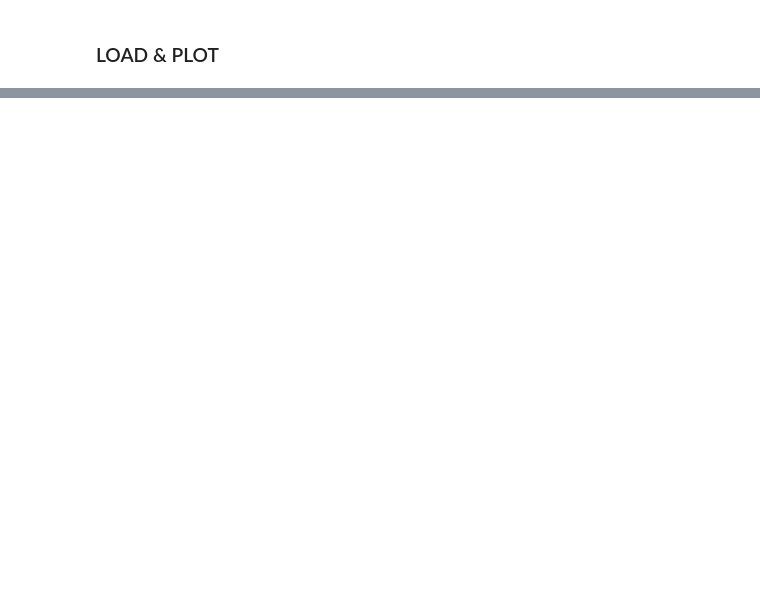
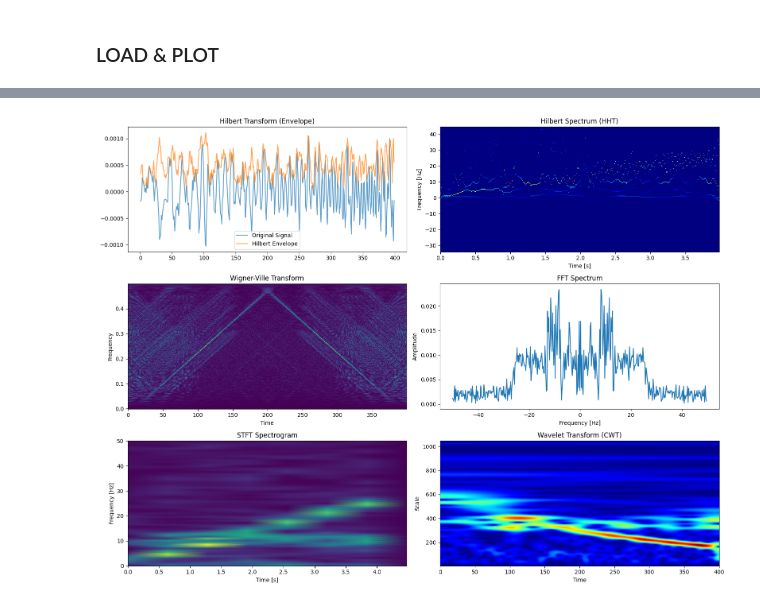
Before and after one commit to HGrayston/TTK7, a Jupyter notebook: nb.ipynb, the cells around one changed output, grey strips where cells are left out. Saved outputs shown, nothing was run; the diff lists cells and outputs as text; code cells hidden in the pictures; blank space fills up the shorter version.

```diff
--- a/nb.ipynb
+++ b/nb.ipynb
@@ -20,0 +64,22 @@ plt.show()
+# %%
+## Add a linearly time variying frquency component
+n_chirp = len(signal)
+t = np.linspace(0, 1, n_chirp)
+k = 50
+
+amplitude = signal.max()
+chirp = amplitude/2 * np.sin(2 * np.pi * (5 * t + k * t**2))
+
+signal_kt = signal + chirp
+ht_kt   = analyzer.hilbert_transform(signal_kt, fs=100.0, n_bins=256)
+wvt_kt  = analyzer.wvt_transform(signal_kt)
+fft_kt  = analyzer.fft_transform(signal_kt, fs=100.0)
+stft_kt = analyzer.stft_transform(signal_kt, fs=100.0, nperseg=128)
+cwt_kt  = analyzer.wt_transform(signal_kt, wavelet='morlet', fs=100.0)
+
+results_kt = [
+    ht_kt,wvt_kt,fft_kt,stft_kt,cwt_kt
+]
+analyzer.plot_all(signal_kt, results_kt, width=16, height=12)
+# %% [output]
+[figure, added]
```
Also changed, not shown: parts of 8 cells of this notebook, 4 other files.
